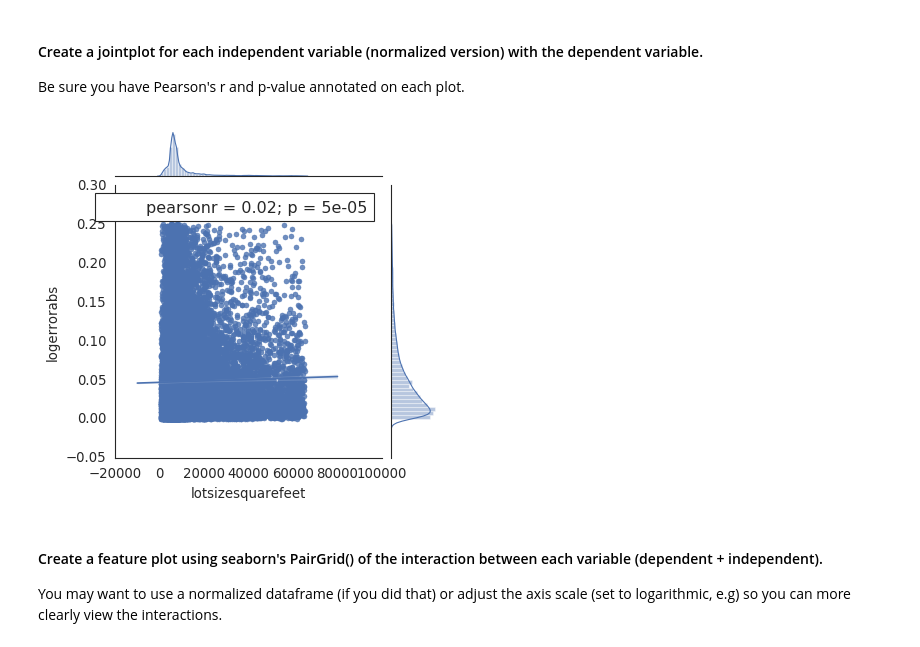
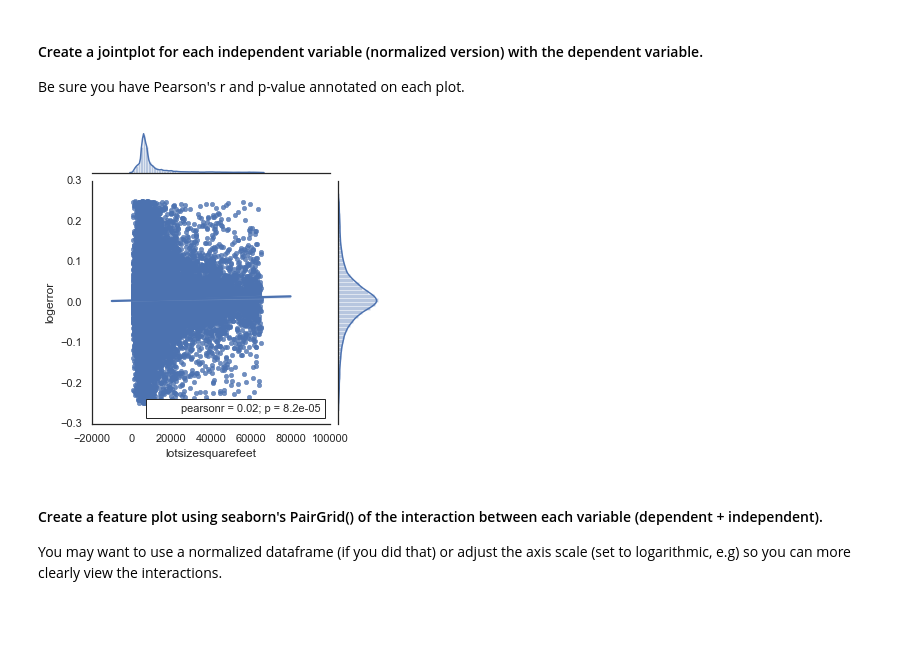
Before and after one commit to GaryGonzenbach/codeup-ds-projects, a Jupyter notebook: Regression_Project_GaryGonzenbach.ipynb, the cells around one changed output. Cells and saved outputs as stored; diff of their text form; code cells hidden in the pictures; blank space fills up the shorter version.

```diff
--- a/Regression_Project_GaryGonzenbach.ipynb
+++ b/Regression_Project_GaryGonzenbach.ipynb
@@ -333,6 +301,6 @@ memory usage: 4.9+ MB
 # %%
 X = df.drop(['parcelid'], axis=1)
-y = df[['logerrorabs']]
+y = df[['logerror']]
 X_train, X_test, y_train, y_test = train_test_split(X, y, train_size=.80, random_state=123)
 train = pd.concat([X_train, y_train], axis=1)
 test = pd.concat([X_test, y_test], axis=1)
@@ -342,10 +310,10 @@ test = pd.concat([X_test, y_test], axis=1)
 Be sure you have Pearson's r and p-value annotated on each plot.
 # %%
 with sns.axes_style('white'):
-         j = sns.jointplot( "lotsizesquarefeet", "logerrorabs", data=X_train, kind='reg', height=5);
+         j = sns.jointplot( "lotsizesquarefeet", "logerror", data=X_train, kind='reg', height=5);
          j.annotate(stats.pearsonr)
 # %% [output]
-[figure, old version]
+[figure, new version]
 # %% [markdown]
 #### Create a feature plot using seaborn's PairGrid() of the interaction between each variable (dependent + independent).
 
```
Also changed, not shown: parts of 28 cells of this notebook.
